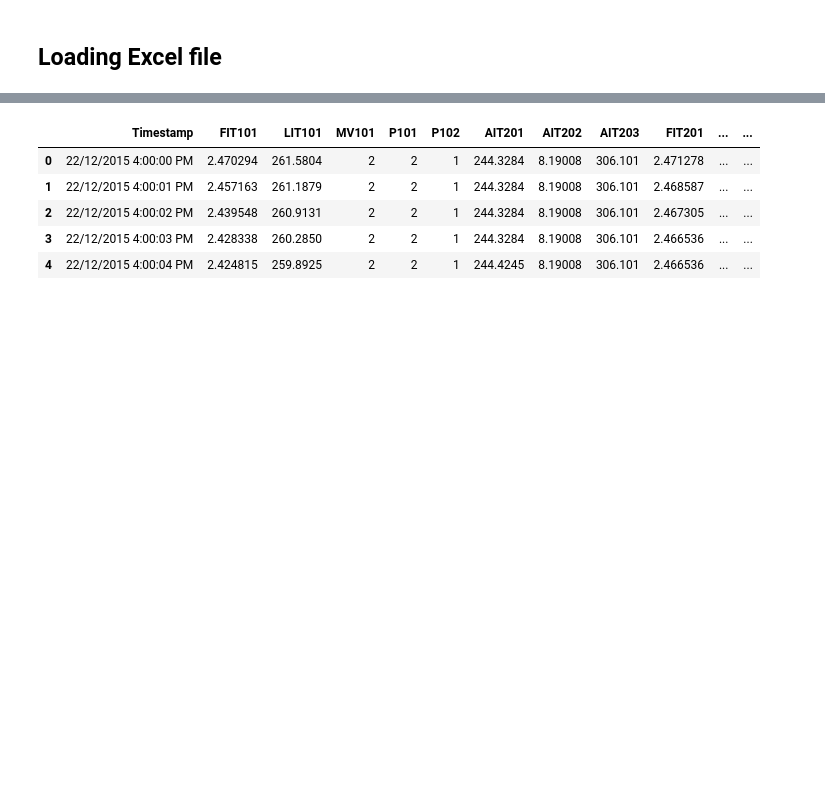
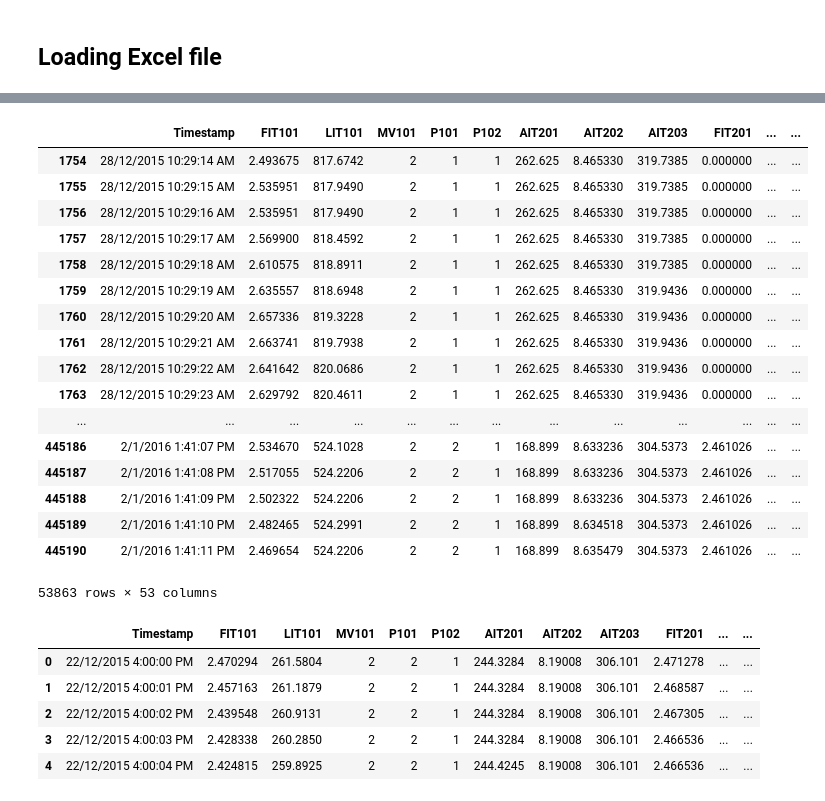
Before and after one commit to shashankpr/cs4035_CDA, a Jupyter notebook: Assignment2/playground.ipynb, the cells around one changed output, grey strips where cells are left out. Saved outputs shown, nothing was run; the diff lists cells and outputs as text; code cells hidden in the pictures; blank space fills up the shorter version.

```diff
--- a/Assignment2/playground.ipynb
+++ b/Assignment2/playground.ipynb
@@ -8,3 +8,5 @@ plt.style.use('ggplot')
 ## Loading Excel file
 # %%
 normal_file = pd.read_excel('dataset/SWaT_Dataset_Normal_v0.xlsx', header=1, index_col=None)
+# %%
+attack_file = pd.read_excel('dataset/SWaT_Dataset_Attack_v0.xlsx', header=1, index_col=None)
@@ -11,3 +23,24 @@ normal_file = pd.read_excel('dataset/SWaT_Dataset_Normal_v0.xlsx', header=1, ind
+# %%
+attack_file[attack_file['Normal/Attack'] == 'Attack']
+# %% [output]
+|  | Timestamp | FIT101 | LIT101 | MV101 | P101 | P102 | AIT201 | AIT202 | AIT203 | FIT201 | ... | ... |
+| 1754 | 28/12/2015 10:29:14 AM | 2.493675 | 817.6742 | 2 | 1 | 1 | 262.625 | 8.465330 | 319.7385 | 0.000000 | ... | ... |
+| 1755 | 28/12/2015 10:29:15 AM | 2.535951 | 817.9490 | 2 | 1 | 1 | 262.625 | 8.465330 | 319.7385 | 0.000000 | ... | ... |
+| 1756 | 28/12/2015 10:29:16 AM | 2.535951 | 817.9490 | 2 | 1 | 1 | 262.625 | 8.465330 | 319.7385 | 0.000000 | ... | ... |
+| 1757 | 28/12/2015 10:29:17 AM | 2.569900 | 818.4592 | 2 | 1 | 1 | 262.625 | 8.465330 | 319.7385 | 0.000000 | ... | ... |
+| 1758 | 28/12/2015 10:29:18 AM | 2.610575 | 818.8911 | 2 | 1 | 1 | 262.625 | 8.465330 | 319.7385 | 0.000000 | ... | ... |
+| 1759 | 28/12/2015 10:29:19 AM | 2.635557 | 818.6948 | 2 | 1 | 1 | 262.625 | 8.465330 | 319.9436 | 0.000000 | ... | ... |
+| 1760 | 28/12/2015 10:29:20 AM | 2.657336 | 819.3228 | 2 | 1 | 1 | 262.625 | 8.465330 | 319.9436 | 0.000000 | ... | ... |
+| 1761 | 28/12/2015 10:29:21 AM | 2.663741 | 819.7938 | 2 | 1 | 1 | 262.625 | 8.465330 | 319.9436 | 0.000000 | ... | ... |
+| 1762 | 28/12/2015 10:29:22 AM | 2.641642 | 820.0686 | 2 | 1 | 1 | 262.625 | 8.465330 | 319.9436 | 0.000000 | ... | ... |
+| 1763 | 28/12/2015 10:29:23 AM | 2.629792 | 820.4611 | 2 | 1 | 1 | 262.625 | 8.465330 | 319.9436 | 0.000000 | ... | ... |
+| ... | ... | ... | ... | ... | ... | ... | ... | ... | ... | ... | ... | ... |
+| 445186 | 2/1/2016 1:41:07 PM | 2.534670 | 524.1028 | 2 | 2 | 1 | 168.899 | 8.633236 | 304.5373 | 2.461026 | ... | ... |
+| 445187 | 2/1/2016 1:41:08 PM | 2.517055 | 524.2206 | 2 | 2 | 1 | 168.899 | 8.633236 | 304.5373 | 2.461026 | ... | ... |
+| 445188 | 2/1/2016 1:41:09 PM | 2.502322 | 524.2206 | 2 | 2 | 1 | 168.899 | 8.633236 | 304.5373 | 2.461026 | ... | ... |
+| 445189 | 2/1/2016 1:41:10 PM | 2.482465 | 524.2991 | 2 | 2 | 1 | 168.899 | 8.634518 | 304.5373 | 2.461026 | ... | ... |
+| 445190 | 2/1/2016 1:41:11 PM | 2.469654 | 524.2206 | 2 | 2 | 1 | 168.899 | 8.635479 | 304.5373 | 2.461026 | ... | ... |
+53863 rows × 53 columns
 # %%
 normal_file.head()
 # %% [output]
```
Also changed, not shown: parts of 11 cells of this notebook, 5 other files.
